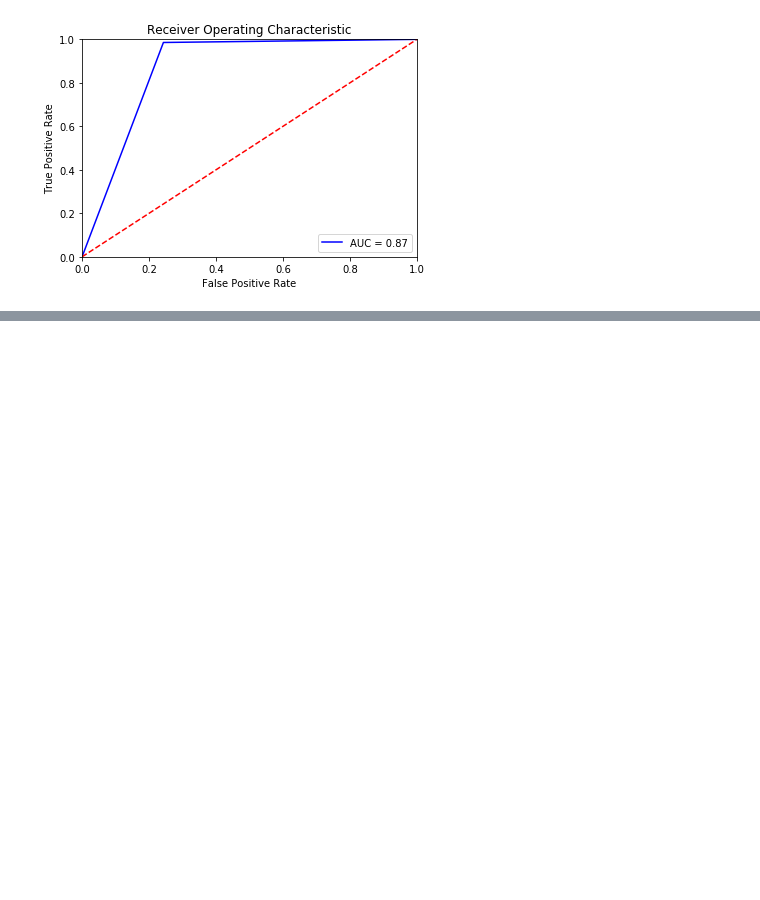
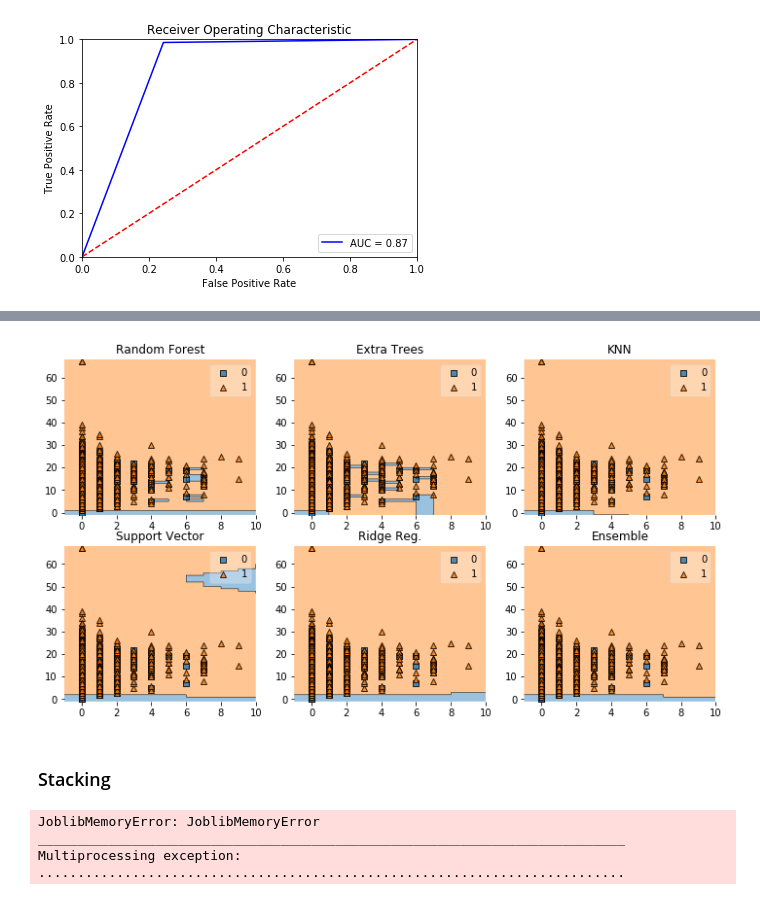
Before and after one commit to sheensta/twitter_hate_speech, a Jupyter notebook: notebooks/Week3 ML Implementation - Logistic regression + full dataset_Sean.ipynb, the cells around one changed output, grey strips where cells are left out. Drawn from its saved outputs; the diff is of its cells as text; code cells hidden in the pictures; blank space fills up the shorter version.

```diff
--- a/notebooks/Week3 ML Implementation - Logistic regression + full dataset_Sean.ipynb
+++ b/notebooks/Week3 ML Implementation - Logistic regression + full dataset_Sean.ipynb
@@ -436,0 +462,61 @@ plt.show()
+# %%
+from mlxtend.plotting import plot_decision_regions
+import matplotlib.gridspec as gridspec
+import itertools
+
+gs = gridspec.GridSpec(3, 3)
+fig = plt.figure(figsize=(12, 10))
+label = ['Random Forest', 'Extra Trees', 'KNN', 'Support Vector','Ridge Reg.', 'Ensemble']
+
+for clf, lab, grd in zip([rf, et, knn, svc, rg, eclf], label, itertools.product([0, 1, 2], repeat = 2)):
+    clf.fit(features[['hashtag_count', 'num_tokens']], labels)
+    ax = plt.subplot(gs[grd[0], grd[1]])
+    fig = plot_decision_regions(X=np.array(features[['hashtag_count', 'num_tokens']]),
+                                y=np.array(labels), clf=clf)
+    plt.title(lab)
+# %% [output]
+[figure, added]
+# %% [markdown]
+### Stacking
+# %%
+from itertools import combinations
+from mlens.ensemble import SuperLearner
+from sklearn.metrics import accuracy_score
+
+
+names = ['Random Forest', 'Extra Trees', 'KNeighbors', 'SVC', 'Ridge Classifier']
+X_train, X_test, y_train, y_test = train_test_split(features, labels, test_size = 0.3, random_state = 0)
+
+def zip_stacked_classifiers(*args):
+    to_zip = []
+    for arg in args:
+        combined_items = sum([list(map(list, combinations(arg, i))) for i in range(len(arg) + 1)], [])
+        combined_items = filter(lambda x: len(x) > 0, combined_items)
+        to_zip.append(combined_items)
+
+    return zip(to_zip[0], to_zip[1])
+
+stacked_clf_list = zip_stacked_classifiers(clf_array, names)
+best_combination = [0.00, ""]
+for clf in stacked_clf_list:
+
+    ensemble = SuperLearner(scorer = accuracy_score,
+                            random_state = 0,
+                            folds = 10)
+    ensemble.add(clf[0])
+    ensemble.add_meta(best_clf)
+    ensemble.fit(X_train, y_train)
+    preds = ensemble.predict(X_test)
+    accuracy = accuracy_score(preds, y_test)
+
+    #if accuracy > best_combination[0]:
+     #   best_combination[0] = accuracy
+    #    best_combination[1] = clf[1]
+   # print("Accuracy score: {0:.3f} {1}").format(accuracy, clf[1])
+
+#print("\nBest stacking model is {} with accuracy of: {:.3f}").format(best_combination[1], best_combination[0])
+# %% [output]
+JoblibMemoryError: JoblibMemoryError
+___________________________________________________________________________
+Multiprocessing exception:
+...........................................................................
```
Also changed, not shown: parts of 25 cells of this notebook, 4 other files.
